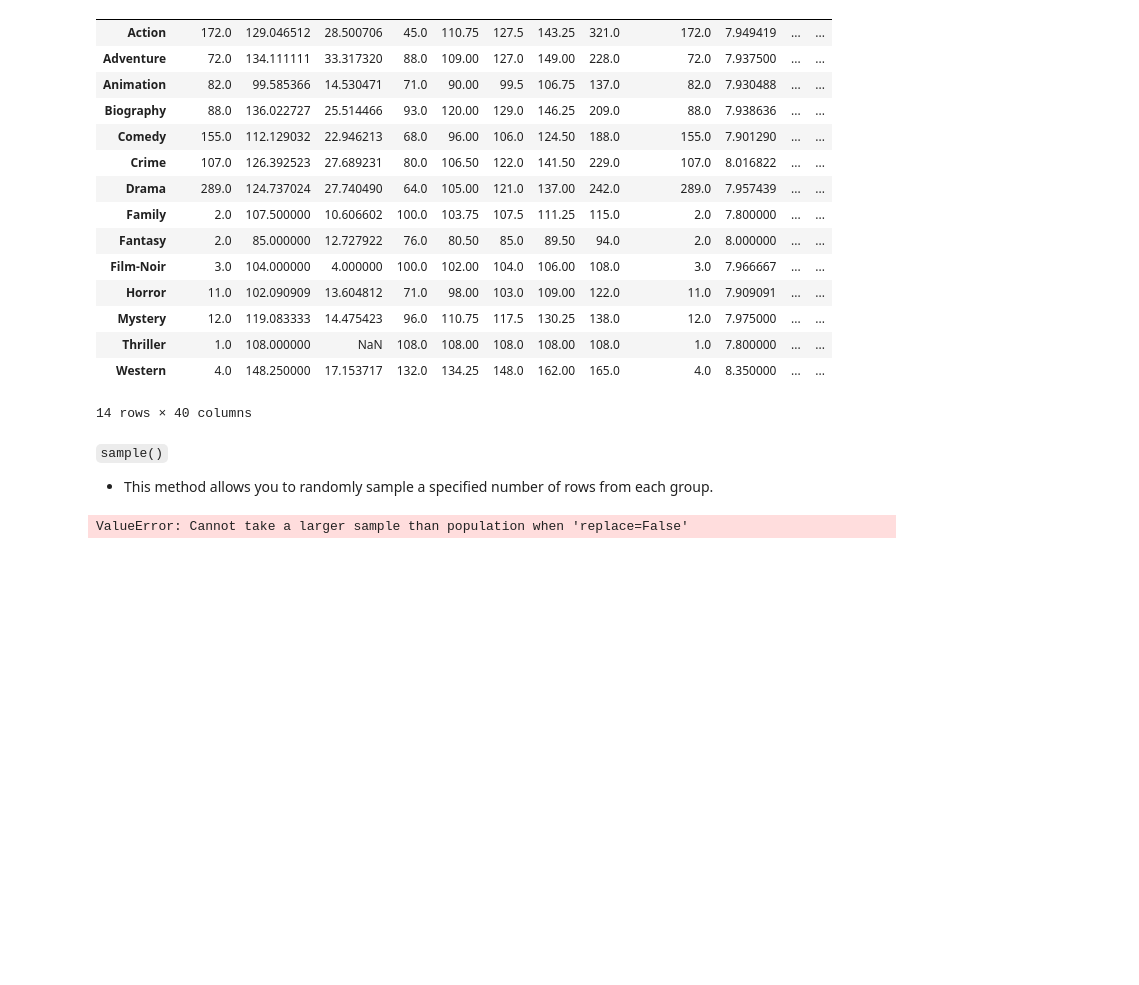
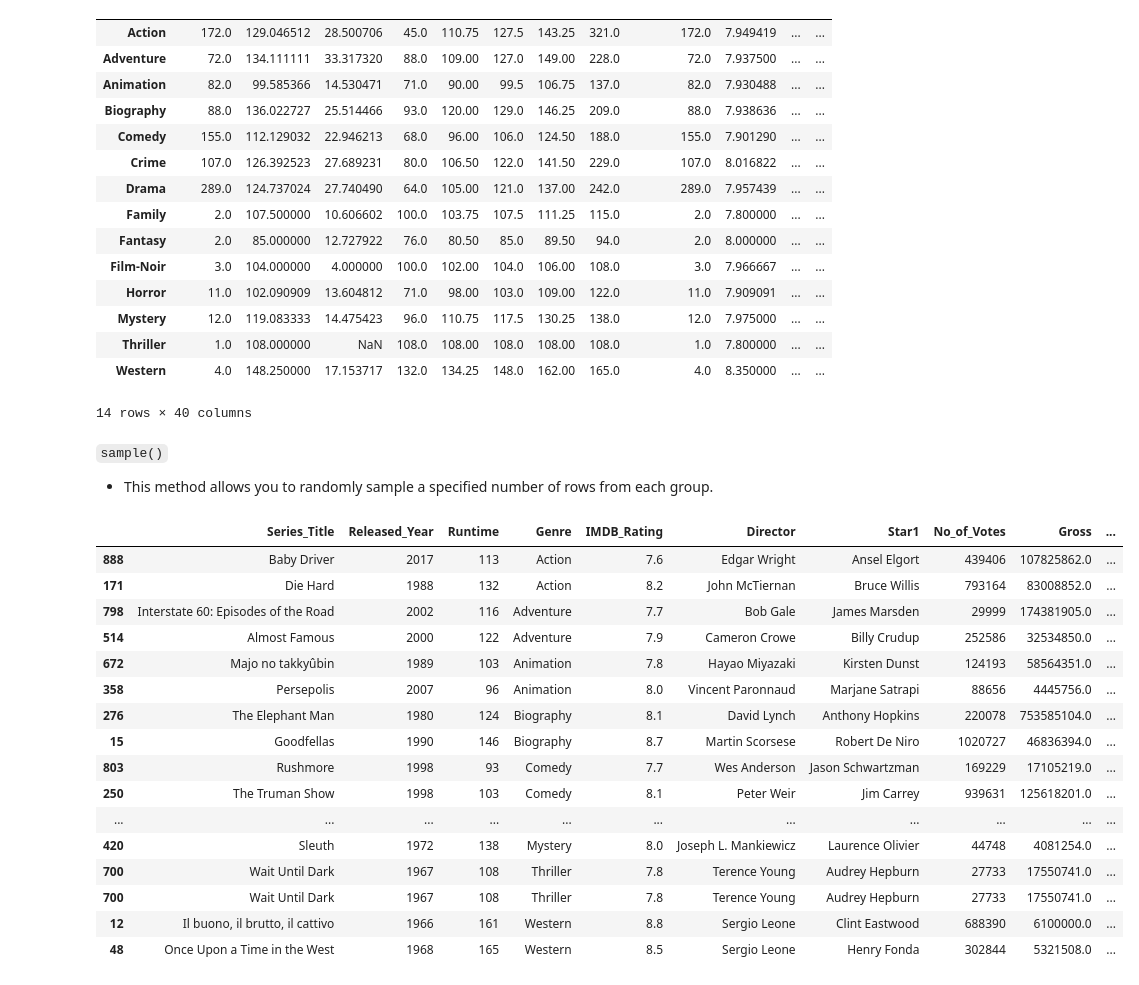
Before and after one commit to DevRitesh08/0.-Preparatory-Topics-for-ML, a Jupyter notebook: Pandas/groupby.ipynb, the cells around one changed output. Drawn from its saved outputs; the diff is of its cells as text; code cells hidden in the pictures; blank space fills up the shorter version.

```diff
--- a/Pandas/groupby.ipynb
+++ b/Pandas/groupby.ipynb
@@ -361,7 +362,24 @@ genres.describe()
 `sample()`
 - This method allows you to randomly sample a specified number of rows from each group.
 # %%
-genres.sample(2)
+genres.sample(2 , replace=True)
 # This will return 2 random rows from each genre group.
+# Samples 2 rows per group; raises ValueError if any group has <2 rows. Use replace=True or sample up to min(len(g), 2).
 # %% [output]
-ValueError: Cannot take a larger sample than population when 'replace=False'
+|  | Series_Title | Released_Year | Runtime | Genre | IMDB_Rating | Director | Star1 | No_of_Votes | Gross | ... |
+| 888 | Baby Driver | 2017 | 113 | Action | 7.6 | Edgar Wright | Ansel Elgort | 439406 | 107825862.0 | ... |
+| 171 | Die Hard | 1988 | 132 | Action | 8.2 | John McTiernan | Bruce Willis | 793164 | 83008852.0 | ... |
+| 798 | Interstate 60: Episodes of the Road | 2002 | 116 | Adventure | 7.7 | Bob Gale | James Marsden | 29999 | 174381905.0 | ... |
+| 514 | Almost Famous | 2000 | 122 | Adventure | 7.9 | Cameron Crowe | Billy Crudup | 252586 | 32534850.0 | ... |
+| 672 | Majo no takkyûbin | 1989 | 103 | Animation | 7.8 | Hayao Miyazaki | Kirsten Dunst | 124193 | 58564351.0 | ... |
+| 358 | Persepolis | 2007 | 96 | Animation | 8.0 | Vincent Paronnaud | Marjane Satrapi | 88656 | 4445756.0 | ... |
+| 276 | The Elephant Man | 1980 | 124 | Biography | 8.1 | David Lynch | Anthony Hopkins | 220078 | 753585104.0 | ... |
+| 15 | Goodfellas | 1990 | 146 | Biography | 8.7 | Martin Scorsese | Robert De Niro | 1020727 | 46836394.0 | ... |
+| 803 | Rushmore | 1998 | 93 | Comedy | 7.7 | Wes Anderson | Jason Schwartzman | 169229 | 17105219.0 | ... |
+| 250 | The Truman Show | 1998 | 103 | Comedy | 8.1 | Peter Weir | Jim Carrey | 939631 | 125618201.0 | ... |
+| ... | ... | ... | ... | ... | ... | ... | ... | ... | ... | ... |
+| 420 | Sleuth | 1972 | 138 | Mystery | 8.0 | Joseph L. Mankiewicz | Laurence Olivier | 44748 | 4081254.0 | ... |
+| 700 | Wait Until Dark | 1967 | 108 | Thriller | 7.8 | Terence Young | Audrey Hepburn | 27733 | 17550741.0 | ... |
+| 700 | Wait Until Dark | 1967 | 108 | Thriller | 7.8 | Terence Young | Audrey Hepburn | 27733 | 17550741.0 | ... |
+| 12 | Il buono, il brutto, il cattivo | 1966 | 161 | Western | 8.8 | Sergio Leone | Clint Eastwood | 688390 | 6100000.0 | ... |
+| 48 | Once Upon a Time in the West | 1968 | 165 | Western | 8.5 | Sergio Leone | Henry Fonda | 302844 | 5321508.0 | ... |
```
Also changed, not shown: parts of 47 cells of this notebook, 7 other files.
